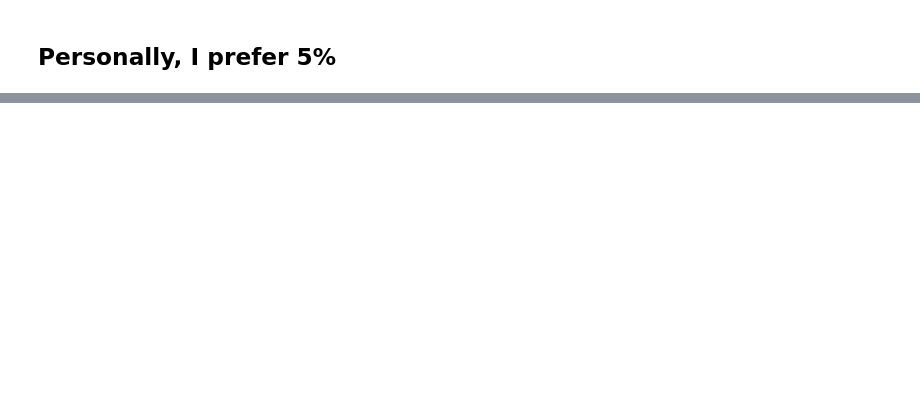
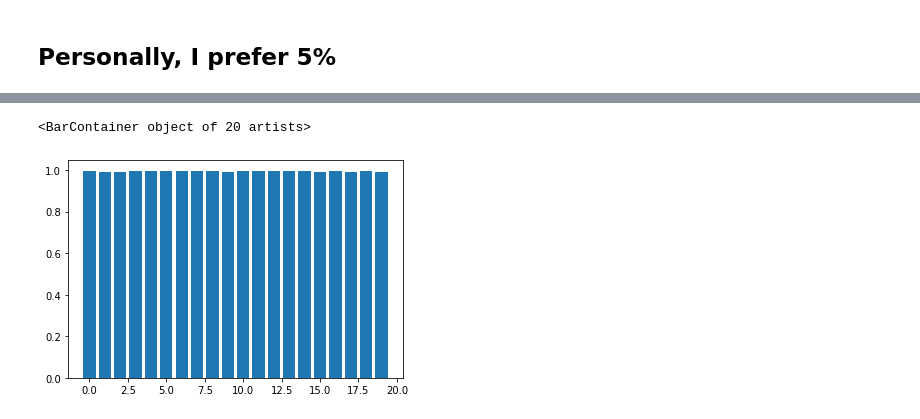
Before and after one commit to Tianyu9748/bcv, a Jupyter notebook: try_bcv.ipynb, the cells around one changed output, grey strips where cells are left out. Drawn from its saved outputs; the diff is of its cells as text; code cells hidden in the pictures; blank space fills up the shorter version.

```diff
--- a/try_bcv.ipynb
+++ b/try_bcv.ipynb
@@ -298,2 +108,7 @@ Meaningful component between  19 20 True
+# %%
+def compute_q2(data,error):
+    q2 = pd.DataFrame(np.array(np.var(error)).reshape(1,-1),columns = error.columns)
+    q2 /= np.matrix(data.values).var()
+    return 1-q2
 # %% [markdown]
 ## Personally, I prefer 5%
@@ -301,10 +122,11 @@ Meaningful component between  19 20 True
 times = 30
 num_comps = 20
 error_t = bcv(pre,times,num_comps,round(pre.shape[0]*0.05),round(pre.shape[1]*0.05))
-candidate = []
+q2 = compute_q2(pre,error_t)
+#candidate = []
 for i in range(1,num_comps):
-    print("Meaningful component between ",i, i+1,
-          (ttest_ind(error_t[i],error_t[i+1], equal_var = False).pvalue >= 0.05))
-    if (not (ttest_ind(error_t[i],error_t[i+1], equal_var = False).pvalue >= 0.05)):
-        candidate.append(i+1)
+    print("Huge difference between ",i, i+1,
+          (stats.ttest_ind(error_t[i],error_t[i+1], equal_var = False).pvalue <= 0.1))
+    #if ((stats.ttest_ind(error_t[i],error_t[i+1], equal_var = False).pvalue <= 0.1)):
+        #candidate.append(i+1)
 # %% [output]
@@ -330 +185,6 @@ Meaningful component between  19 20 True
+# %%
+plt.bar(range(q2.shape[1]),list(q2.values.flatten()))
+# %% [output]
+<BarContainer object of 20 artists>
+[figure, added]
 # %%
```
Also changed, not shown: parts of 33 cells of this notebook, 2 other files.
